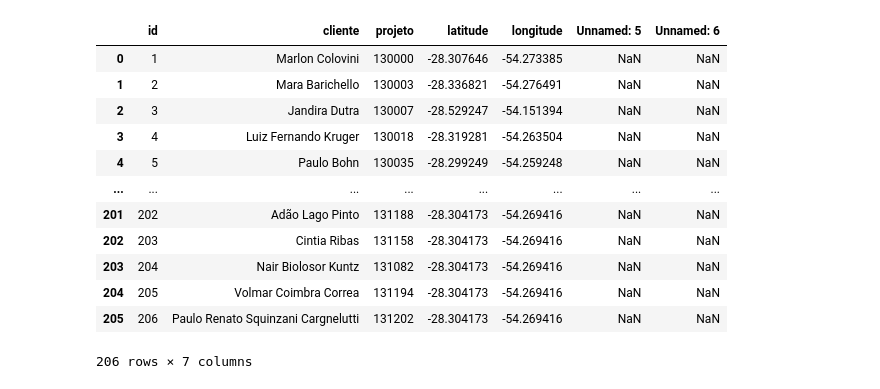
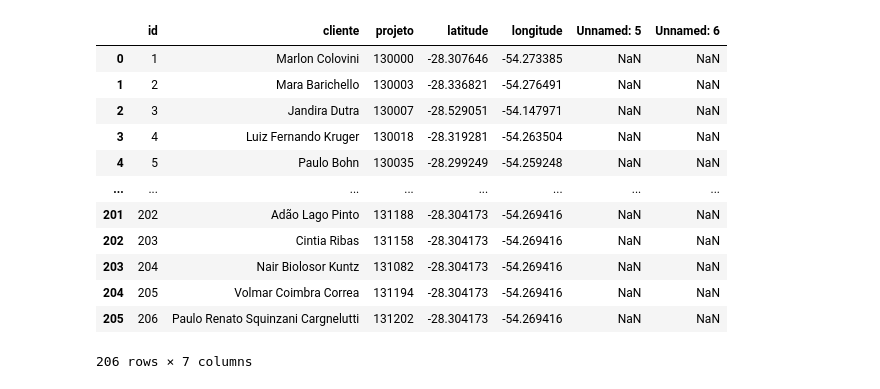
Before and after one commit to LeonardoFdSantos/energens-map, a Jupyter notebook: analiseMaps.ipynb, the cells around one changed output. Drawn from its saved outputs; the diff is of its cells as text; code cells hidden in the pictures.

```diff
--- a/analiseMaps.ipynb
+++ b/analiseMaps.ipynb
@@ -5,12 +6,12 @@ import matplotlib.pyplot as plt
 # %%
-maps = pd.read_excel('C:\Empresa\google\Sinc_Empresa\Projetos\Python\Mapa_Energens\localização clientes.xlsx')
+maps = pd.read_excel('localização clientes.xlsx')
 maps = maps
 maps
 # %% [output]
 |  | id | cliente | projeto | latitude | longitude | Unnamed: 5 | Unnamed: 6 |
 | 0 | 1 | Marlon Colovini | 130000 | -28.307646 | -54.273385 | NaN | NaN |
 | 1 | 2 | Mara Barichello | 130003 | -28.336821 | -54.276491 | NaN | NaN |
-| 2 | 3 | Jandira Dutra | 130007 | -28.529247 | -54.151394 | NaN | NaN |
+| 2 | 3 | Jandira Dutra | 130007 | -28.529051 | -54.147971 | NaN | NaN |
 | 3 | 4 | Luiz Fernando Kruger | 130018 | -28.319281 | -54.263504 | NaN | NaN |
 | 4 | 5 | Paulo Bohn | 130035 | -28.299249 | -54.259248 | NaN | NaN |
 | ... | ... | ... | ... | ... | ... | ... | ... |
```
Also changed, not shown: parts of 5 cells of this notebook, 2 other files.
